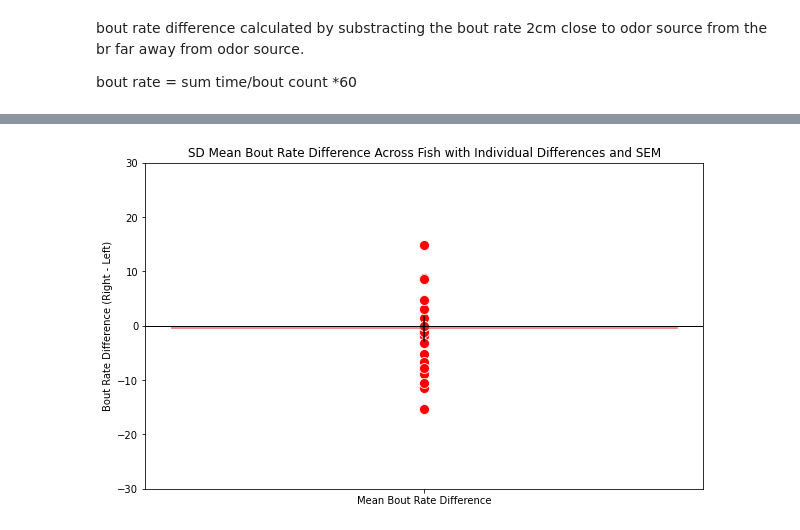
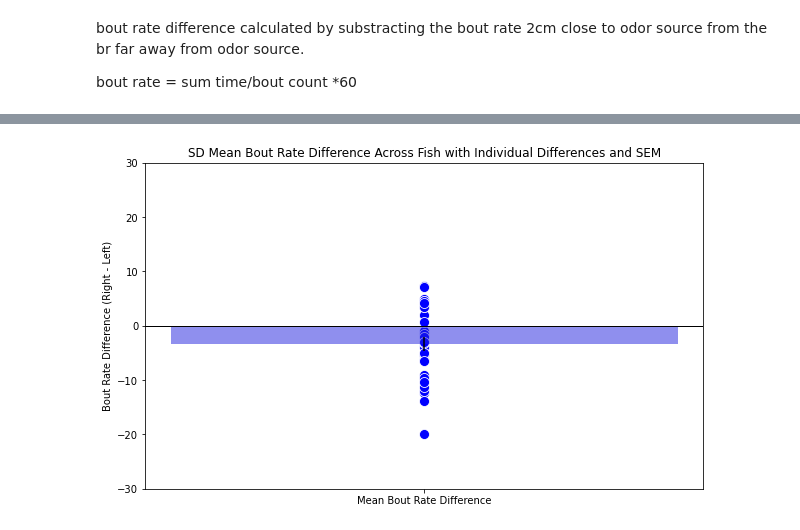
Before and after one commit to PaulaPflitsch/SleepPaper_code2023, a Jupyter notebook: Avoidance_analysis/Odor_sleep_data_oct2024.ipynb, the cells around one changed output, grey strips where cells are left out. Saved outputs shown, nothing was run; the diff lists cells and outputs as text; code cells hidden in the pictures.

```diff
--- a/Avoidance_analysis/Odor_sleep_data_oct2024.ipynb
+++ b/Avoidance_analysis/Odor_sleep_data_oct2024.ipynb
@@ -46,6 +46,6 @@ print(bout_rates_ctrl)
 # %%
 # change directory
-bout_rates_SD=pd.read_csv(r"E:\Olfaction\Prefernece_index_cadaverine\0mM_cad_control\bout_rates_SD.csv", header=None)
+bout_rates_SD=pd.read_csv(r"E:\Olfaction\Preference_index_starved\complete_starvation\Pref_index_starvation_3h\bout_rates_starved.csv", header=None)
 print(bout_rates_SD)
 # %% [output]
               0   1   2        3        4
@@ -203,8 +206,10 @@ bout_rates_SD['prebout_time_minutes'] = bout_rates_SD['prebout_time'] / 60
 
 
 # Define the cutoff for leftmost and rightmost bins
-leftmost_bins = range(0, 20)
-rightmost_bins = range(65,85)
+#leftmost_bins = range(0, 20)
+#rightmost_bins = range(65,85)
+leftmost_bins = range(0, 10)
+rightmost_bins = range(36,46)
 
 # Separate data for leftmost and rightmost bins
 left_bins_df_SD = bout_rates_SD[bout_rates_SD['bin_number'].isin(leftmost_bins)]
@@ -310,26 +317,26 @@ plt.show()
 # %%
 # Plotting
 plt.figure(figsize=(10, 6))
 
 # Bar plot: Mean bout rate difference across all fish with error bar for SEM
 
-sns.barplot(x=['Mean Bout Rate Difference'], y=[mean_bout_rate_difference_SD], color='red', yerr=sem_bout_rate_difference_SD, alpha=0.5)
+sns.barplot(x=['Mean Bout Rate Difference'], y=[mean_bout_rate_difference_SD], color='blue', yerr=sem_bout_rate_difference_SD, alpha=0.5)
 
 # Scatter plot overlay: Individual bout rate differences per fish
 
-sns.scatterplot(x=['Mean Bout Rate Difference'] * len(bout_rate_df_SD), y=bout_rate_df_SD['bout_rate_difference'], color='red', s=100)
+sns.scatterplot(x=['Mean Bout Rate Difference'] * len(bout_rate_df_SD), y=bout_rate_df_SD['bout_rate_difference'], color='blue', s=100)
 
 # Labels and title
 plt.ylabel("Bout Rate Difference (Right - Left)")
 plt.title("SD Mean Bout Rate Difference Across Fish with Individual Differences and SEM")
 
 plt.ylim(-30,30)
 plt.axhline(y=0, color='black', linewidth=1, linestyle='-')  # Dashed line at y=0
 
-plt.savefig(r"E:\Olfaction\Prefernece_index_cadaverine\0mM_cad_control\boutrateDiff_SD.pdf")
+plt.savefig(r"E:\Olfaction\Preference_index_starved\complete_starvation\Pref_index_starvation_3h\boutrateDiff_cortisol.pdf")
 plt.show()
 # %% [output]
-[figure, old version]
+[figure, new version]
 # %%
 # independent t-test
 #control vs treatment
```
Also changed, not shown: parts of 11 cells of this notebook.
